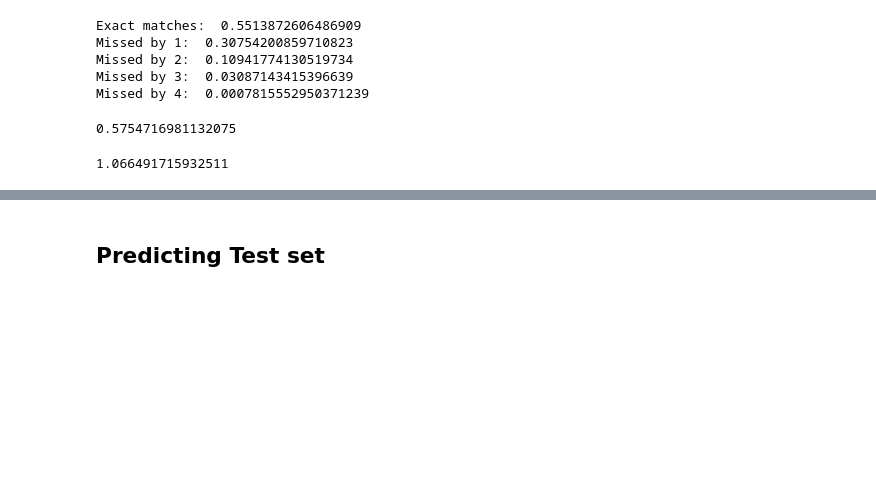
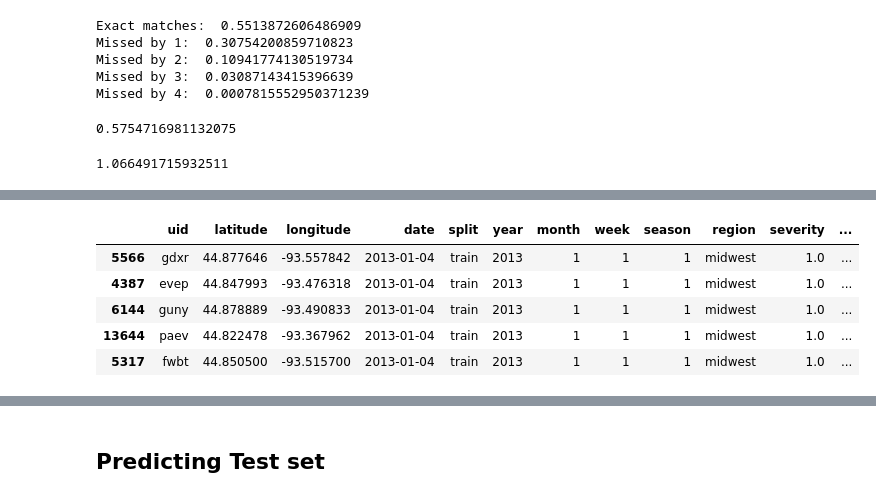
Before and after one commit to k-loki/Algal-bloom-Identification, a Jupyter notebook: notebooks/model_mtdata.ipynb, the cells around one changed output, grey strips where cells are left out. Drawn from its saved outputs; the diff is of its cells as text; code cells hidden in the pictures; blank space fills up the shorter version.

```diff
--- a/notebooks/model_mtdata.ipynb
+++ b/notebooks/model_mtdata.ipynb
@@ -486,0 +529,11 @@ rmse(val_data3_te_dist.severity,val_data3_te_dist.nn30_guess)
+# %%
+data2 = pd.concat([tr_data2_te_dist, val_data2_te_dist], axis=0)
+data2 = data2.sort_values(by='date')
+data2.head()
+# %% [output]
+|  | uid | latitude | longitude | date | split | year | month | week | season | region | severity | ... |
+| 5566 | gdxr | 44.877646 | -93.557842 | 2013-01-04 | train | 2013 | 1 | 1 | 1 | midwest | 1.0 | ... |
+| 4387 | evep | 44.847993 | -93.476318 | 2013-01-04 | train | 2013 | 1 | 1 | 1 | midwest | 1.0 | ... |
+| 6144 | guny | 44.878889 | -93.490833 | 2013-01-04 | train | 2013 | 1 | 1 | 1 | midwest | 1.0 | ... |
+| 13644 | paev | 44.822478 | -93.367962 | 2013-01-04 | train | 2013 | 1 | 1 | 1 | midwest | 1.0 | ... |
+| 5317 | fwbt | 44.850500 | -93.515700 | 2013-01-04 | train | 2013 | 1 | 1 | 1 | midwest | 1.0 | ... |
```
Also changed, not shown: parts of 52 cells of this notebook.
